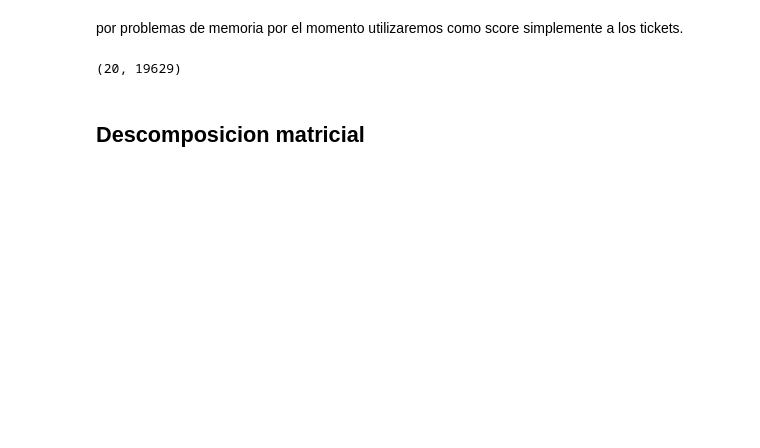
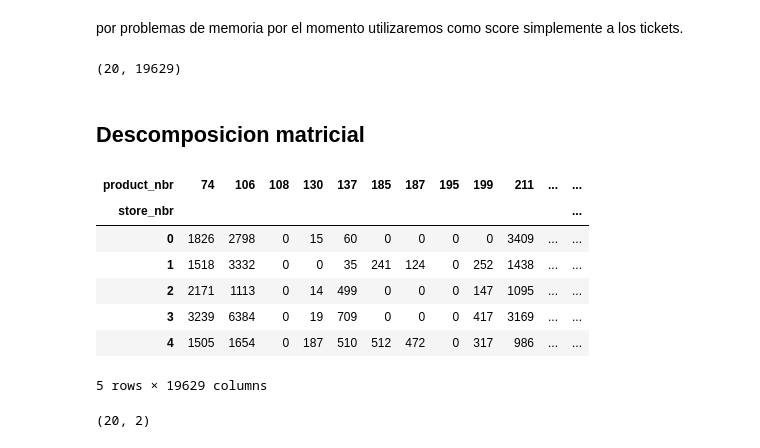
Before and after one commit to fagonzalezosorio/proyectomat282, a Jupyter notebook: Codigos/proyecto.ipynb, the cells around one changed output. Cells and saved outputs as stored; diff of their text form; code cells hidden in the pictures; blank space fills up the shorter version.

```diff
--- a/Codigos/proyecto.ipynb
+++ b/Codigos/proyecto.ipynb
@@ -123,5 +123,5 @@ def score(df):
     q = (datos.quantity_dimless - datos.quantity_dimless.min())/(datos.quantity_dimless.max()-datos.quantity_dimless.min())
     return 0.5*v + 0.2*t + 0.3*q
 # %%
-#datos = datos.query("store_nbr == ['0','1','2']")
-#datos.head()
+datos = datos.query("store_nbr == ['0','1','2']")
+datos.head()
@@ -130,2 +139,10 @@ def score(df):
+# %%
+datos['venta_score'] = ((datos.sales - datos.sales.min())/(datos.sales.max()-datos.sales.min()))
+datos["tickets_score"] =  (datos.tickets - datos.tickets.min())/(datos.tickets.max()-datos.tickets.min())
+datos["cantidad_score"]= (datos.quantity_dimless - datos.quantity_dimless.min())/(datos.quantity_dimless.max()-datos.quantity_dimless.min())
+# %%
+datos["score"] = 0.5*datos["venta_score"] + 0.3*datos["tickets_score"] + 0.2*datos["cantidad_score"]
+# %%
+datos['score'] = (datos.score - datos.score.min())/(datos.score.max()- datos.score.min())
 # %%
 #a = pd.DataFrame(columns = datos["product_nbr"].unique(),index = datos["store_nbr"].unique())
@@ -154,4 +183,15 @@ matrix.shape
 # %%
 sparse_user_item = sparse.csr_matrix(matrix)
 sparse_item_user = sparse.csr_matrix(matrix.T)
+# %%
+matrix.head()
+# %% [output]
+| product_nbr | 74 | 106 | 108 | 130 | 137 | 185 | 187 | 195 | 199 | 211 | ... | ... |
+| store_nbr |  |  |  |  |  |  |  |  |  |  |  | ... |
+| 0 | 1826 | 2798 | 0 | 15 | 60 | 0 | 0 | 0 | 0 | 3409 | ... | ... |
+| 1 | 1518 | 3332 | 0 | 0 | 35 | 241 | 124 | 0 | 252 | 1438 | ... | ... |
+| 2 | 2171 | 1113 | 0 | 14 | 499 | 0 | 0 | 0 | 147 | 1095 | ... | ... |
+| 3 | 3239 | 6384 | 0 | 19 | 709 | 0 | 0 | 0 | 417 | 3169 | ... | ... |
+| 4 | 1505 | 1654 | 0 | 187 | 510 | 512 | 472 | 0 | 317 | 986 | ... | ... |
+5 rows × 19629 columns
 # %%
@@ -161,3 +201,7 @@ modelo.fit(sparse_item_user,show_progress = False)
+# %%
+modelo.user_factors.shape
+# %% [output]
+(20, 2)
 # %%
 recommended = modelo.recommend(2, sparse_user_item,N=10)
 # %%
```
Also changed, not shown: parts of 11 cells of this notebook, 1 other file.
